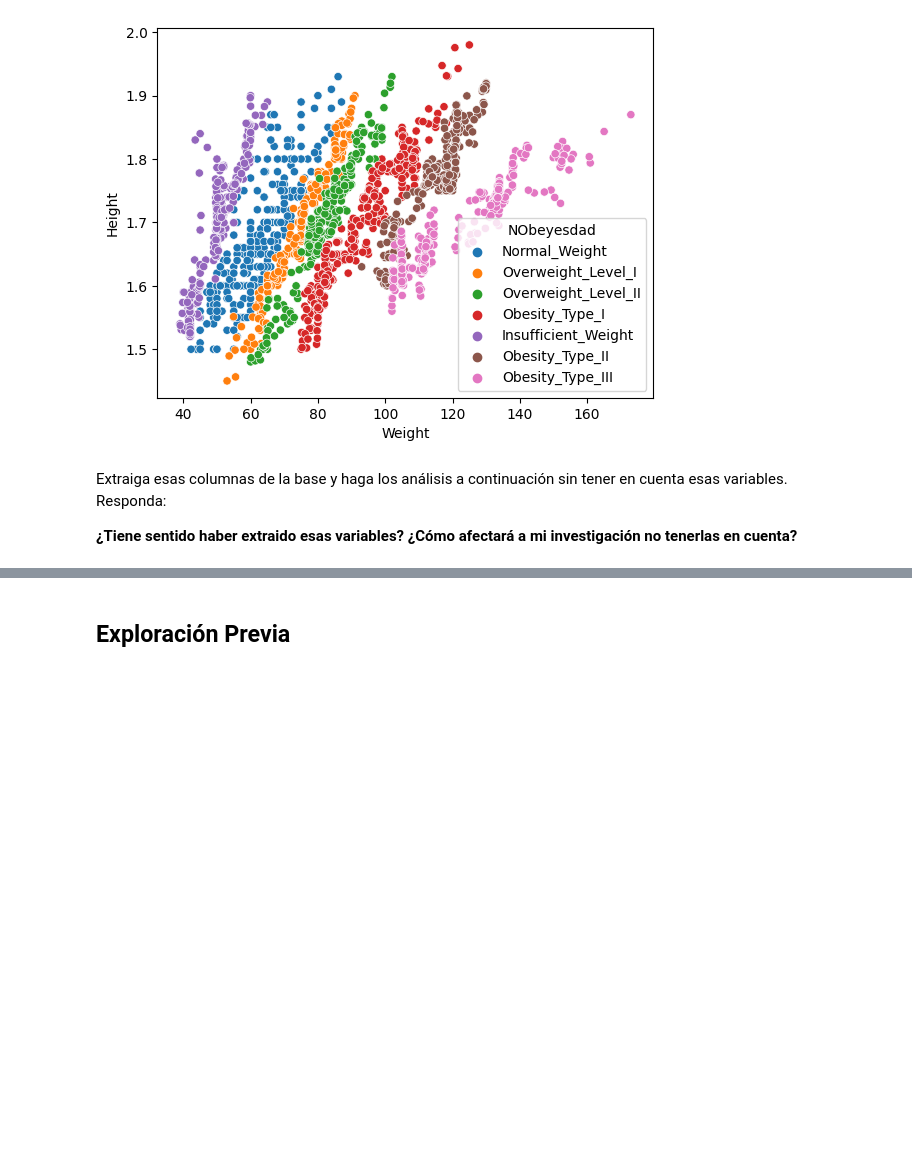
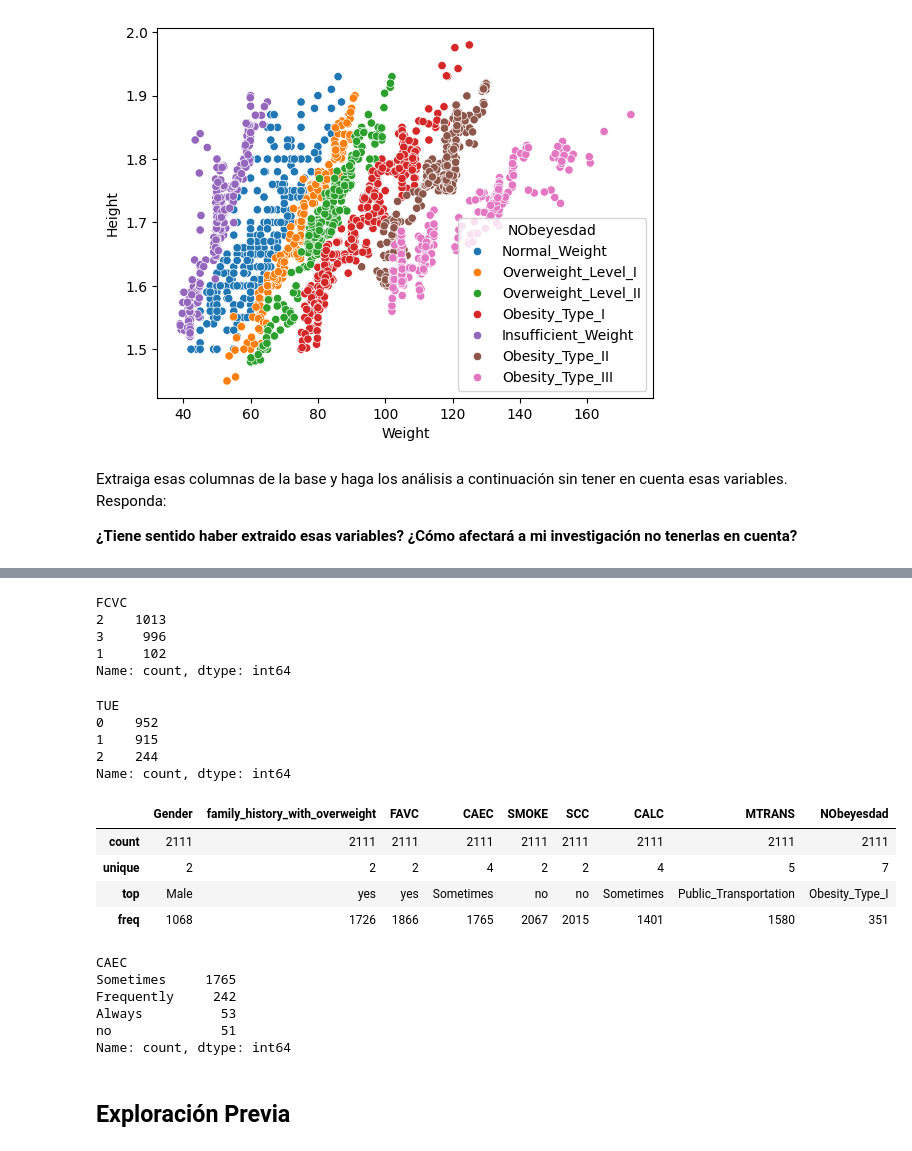
Before and after one commit to Izainea/Proyecto_1, a Jupyter notebook: Código/Caso Obesidad-2024.ipynb, the cells around one changed output, grey strips where cells are left out. Saved outputs shown, nothing was run; the diff lists cells and outputs as text; code cells hidden in the pictures; blank space fills up the shorter version.

```diff
--- a/Código/Caso Obesidad-2024.ipynb
+++ b/Código/Caso Obesidad-2024.ipynb
@@ -57,3 +79,46 @@ Extraiga esas columnas de la base y haga los análisis a continuación sin tener
+# %%
+import numpy as np
+
+## Redodndeamos la variable 'FCVC' a 0 decimales
+DataO['FCVC']=DataO['FCVC'].apply(lambda x: np.round(x,0)).astype(int)
+
+DataO['FCVC'].value_counts()
+# %% [output]
+FCVC
+2    1013
+3     996
+1     102
+Name: count, dtype: int64
+# %%
+## Rendondea la variable 'TUE' a 0 decimales
+DataO['TUE']=DataO['TUE'].apply(lambda x: np.round(x,0)).astype(int)
+
+DataO['TUE'].value_counts()
+# %% [output]
+TUE
+0    952
+1    915
+2    244
+Name: count, dtype: int64
+# %%
+### Exploremos las variables categoricas
+
+DataO.select_dtypes(include='object').describe()
+# %% [output]
+|  | Gender | family_history_with_overweight | FAVC | CAEC | SMOKE | SCC | CALC | MTRANS | NObeyesdad |
+| count | 2111 | 2111 | 2111 | 2111 | 2111 | 2111 | 2111 | 2111 | 2111 |
+| unique | 2 | 2 | 2 | 4 | 2 | 2 | 4 | 5 | 7 |
+| top | Male | yes | yes | Sometimes | no | no | Sometimes | Public_Transportation | Obesity_Type_I |
+| freq | 1068 | 1726 | 1866 | 1765 | 2067 | 2015 | 1401 | 1580 | 351 |
+# %%
+DataO['CAEC'].value_counts()
+# %% [output]
+CAEC
+Sometimes     1765
+Frequently     242
+Always          53
+no              51
+Name: count, dtype: int64
 # %% [markdown]
 ## Exploración Previa
 # %% [markdown]
```
Also changed, not shown: parts of 1 cell of this notebook.
